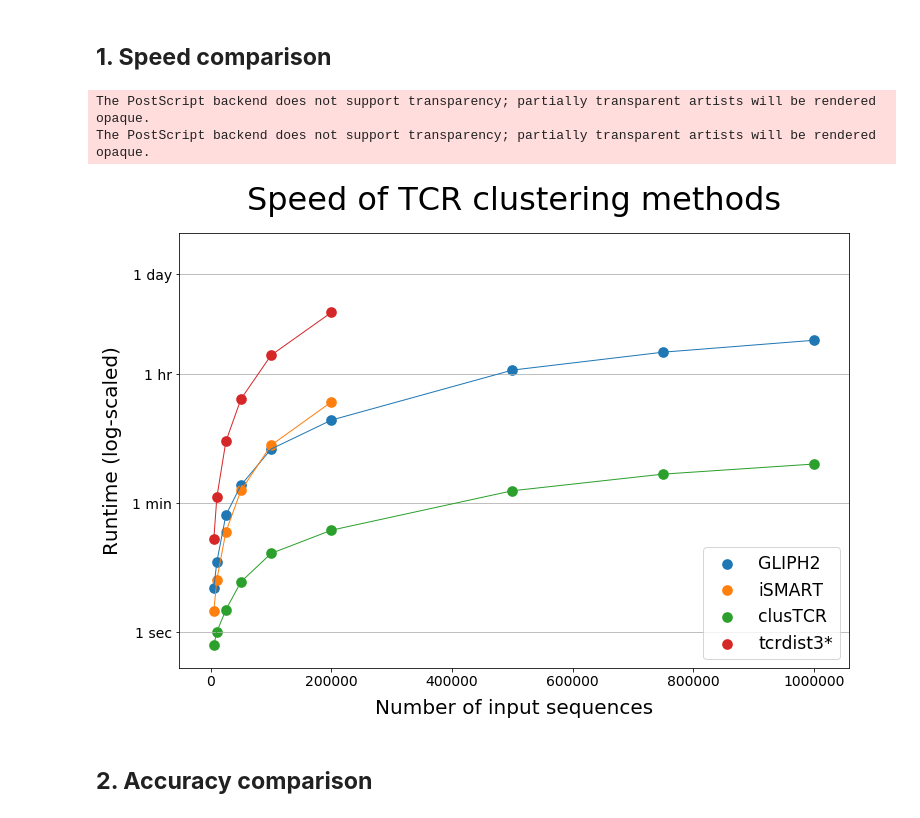
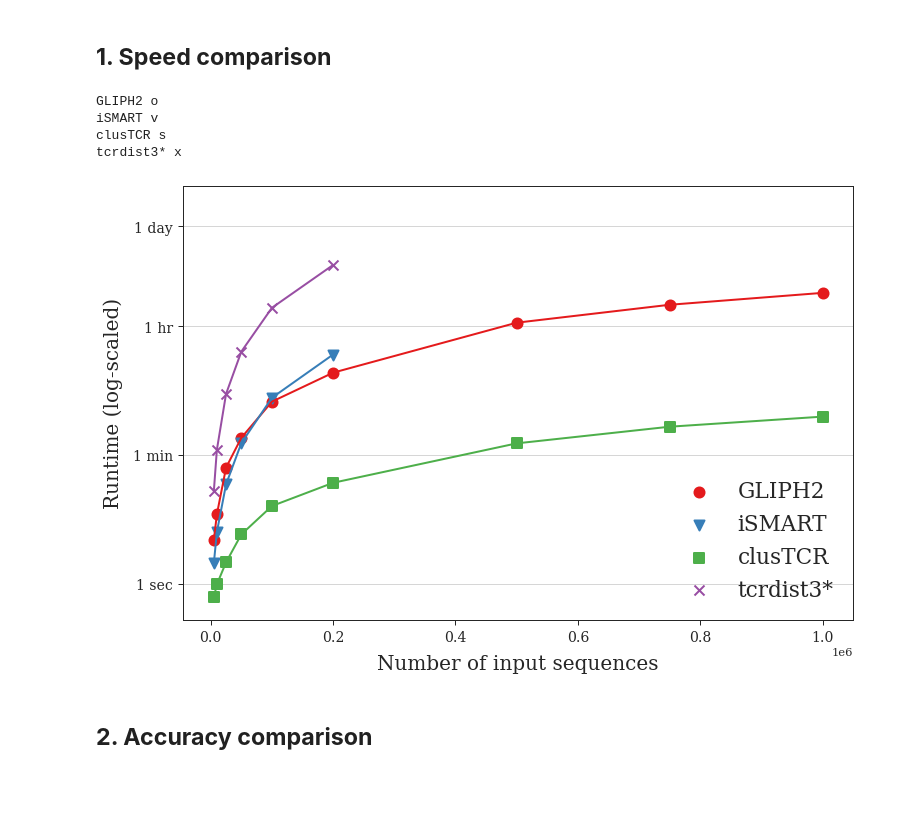
Before and after one commit to svalkiers/clusTCR, a Jupyter notebook: analysis/compare_methods.ipynb, the cells around one changed output. Cells and saved outputs as stored; diff of their text form; code cells hidden in the pictures; blank space fills up the shorter version.

```diff
--- a/analysis/compare_methods.ipynb
+++ b/analysis/compare_methods.ipynb
@@ -14,47 +18,68 @@ from clustcr.modules.gliph2.gliph2 import GLIPH2
 from clustcr.modules.ismart.ismart import iSMART
 from tcrdist.repertoire import TCRrep
 from sklearn.cluster import DBSCAN
+# %%
+# plot styling
+plt.style.use(['seaborn-white', 'seaborn-paper'])
+plt.rc('font', family='serif')
+sns.set_palette('Set1')
+sns.set_context('paper', font_scale=1.3)    # single-column figure
 # %% [markdown]
 ## **1. Speed comparison**
+# %%
+data = pd.read_csv('results/method_comparison_speed.tsv', sep = '\t')
+data = data[data['n_sequences']<=10**6]
+methods = data.columns[:-1]
+n_seq = data[data.columns[-1]]
+colors = ['tab:blue', 'tab:orange', '']
+markers = ["o", "v", "s", "x"]
+
+for (method, marker) in zip(methods, markers):
+    print(method, marker)
+# %% [output]
+GLIPH2 o
+iSMART v
+clusTCR s
+tcrdist3* x
 # %%
-data = pd.read_csv('../results/method_comparison_speed.tsv', sep = '\t')
+data = pd.read_csv('results/method_comparison_speed.tsv', sep = '\t')
 data = data[data['n_sequences']<=10**6]
 methods = data.columns[:-1]
 n_seq = data[data.columns[-1]]
 colors = ['tab:blue', 'tab:orange', '']
+markers = ["o", "v", "s", "x"]
 
 fig, ax = plt.subplots(figsize=(12,8))
-for method in methods:
+for (method, marker) in zip(methods, markers):
     ax.scatter(n_seq, y = np.log10(data[method]),
-               marker = 'o',
-               s = 75,
+               marker = marker,
+               s = 100,
                linewidths = 2,
                label = method,
-               zorder = 1)
+               zorder = 1,
+              )
     ax.plot(n_seq, np.log10(data[method]),
             alpha = 1,
-            lw = 1,
-            zorder = 2,)
+            lw = 2,
+            zorder = 2)
 
-ax.set_title('Speed of TCR clustering methods', fontsize = 32, y=1.04)
+# ax.set_title('Speed of TCR clustering methods', fontsize = 32, y=1.04)
 ax.set_xlabel('Number of input sequences', fontsize = 20, labelpad = 10)
 ax.set_ylabel('Runtime (log-scaled)', fontsize = 20, labelpad = 10)
 ax.tick_params(axis='both', which='major', labelsize=14)
 ax.tick_params(axis='both', which='minor', labelsize=8)
 ax.legend(fontsize = 'xx-large')
 
 locs = np.log10([1,60,3600,86400])
 labels = ["1 sec", "1 min", "1 hr", "1 day"]
 plt.ylim((-0.5,5.5))
 plt.yticks(ticks=locs, labels=labels)
 plt.grid(axis='y')
 
 # fig.savefig('../results/figures/method_comparison_speed_log.png')
-fig.savefig('../results/figures/method_comparison_speed_log.eps', format='eps')
+fig.savefig('results/figures/method_comparison_speed_log.eps', format='eps')
 # %% [output]
-The PostScript backend does not support transparency; partially transparent artists will be rendered opaque.
-The PostScript backend does not support transparency; partially transparent artists will be rendered opaque.
-[figure, old version]
+[figure, new version]
 # %% [markdown]
 ## **2. Accuracy comparison**
 # %% [markdown]
```
Also changed, not shown: parts of 5 cells of this notebook, 6 other files.
